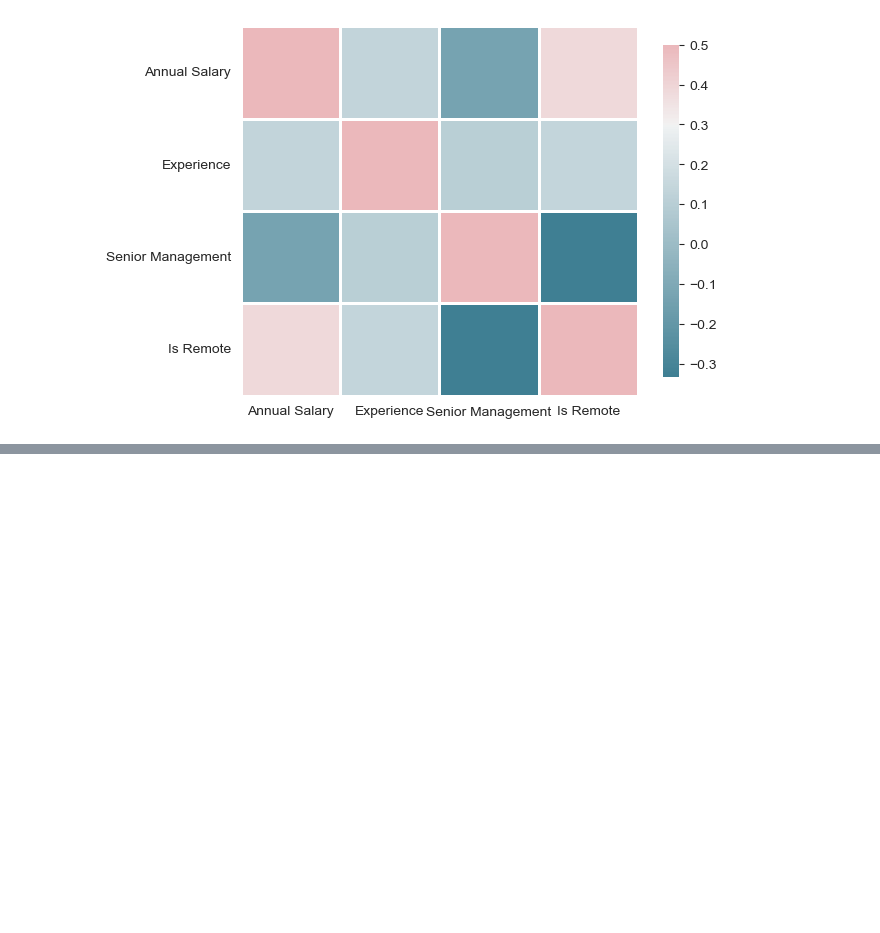
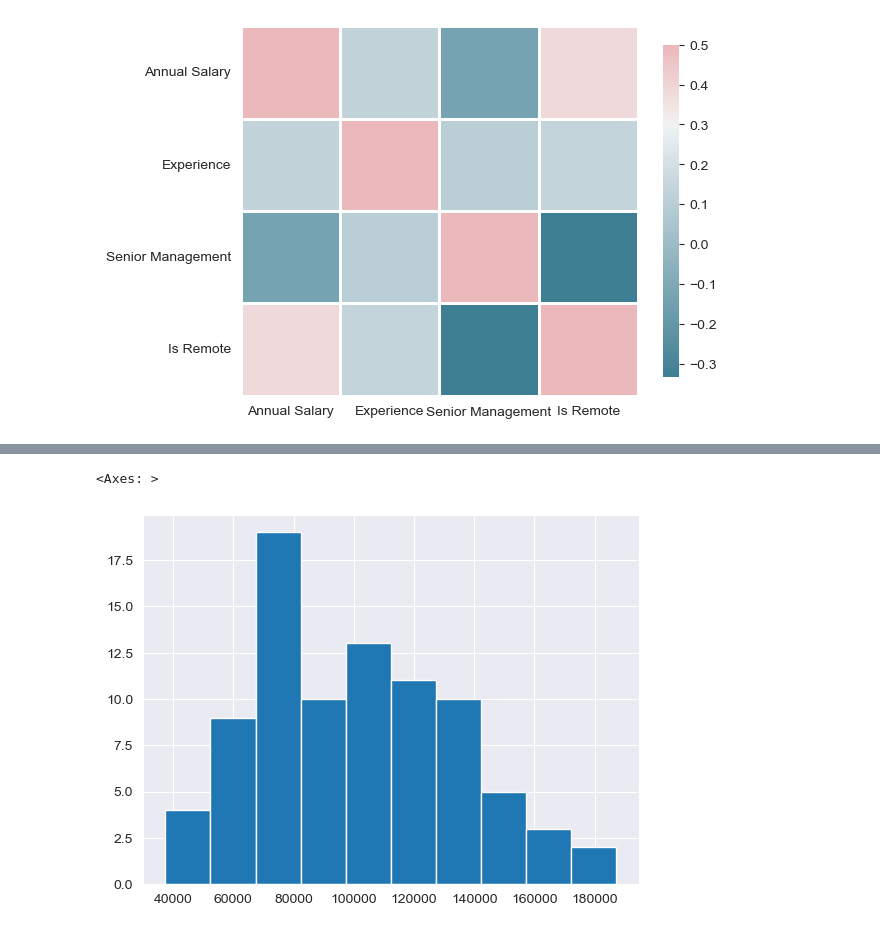
Before and after one commit to avichai504/Salary_Prediction_Project, a Jupyter notebook: graphing & intonation.ipynb, the cells around one changed output, grey strips where cells are left out. Cells and saved outputs as stored; diff of their text form; code cells hidden in the pictures; blank space fills up the shorter version.

```diff
--- a/graphing & intonation.ipynb
+++ b/graphing & intonation.ipynb
@@ -65,0 +85,5 @@ sns.heatmap(data, vmax=.5, center=0.3, cmap=cmap,square=False, linewidths=0.9, c
+# %%
+df['Annual Salary'].hist()
+# %% [output]
+<Axes: >
+[figure, added]
```
Also changed, not shown: parts of 7 cells of this notebook, 7 other files.
